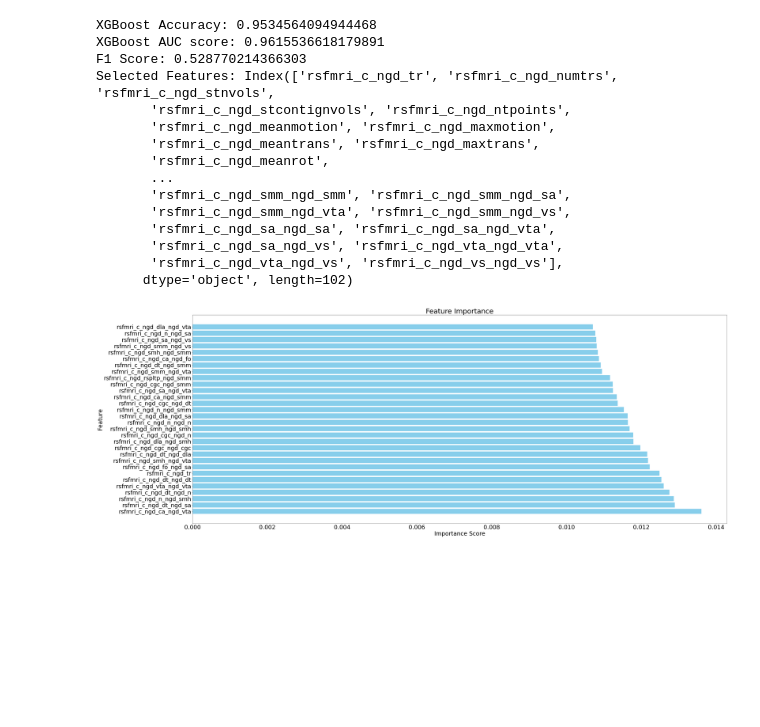
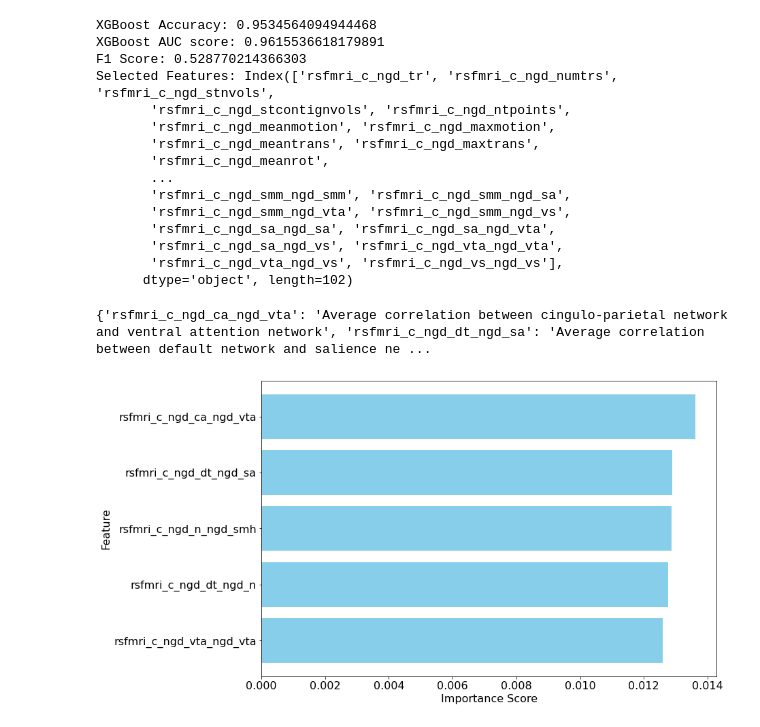
Before and after one commit to zhangqimin17/abcd, a Jupyter notebook: abcd.ipynb, the cells around one changed output. Drawn from its saved outputs; the diff is of its cells as text; code cells hidden in the pictures; blank space fills up the shorter version.

Commit message:
feature importance plot

```diff
--- a/abcd.ipynb
+++ b/abcd.ipynb
@@ -422,6 +422,7 @@ Selected Features: Index(['rsfmri_c_ngd_tr', 'rsfmri_c_ngd_numtrs', 'rsfmri_c_ng
        'rsfmri_c_ngd_vta_ngd_vs', 'rsfmri_c_ngd_vs_ngd_vs'],
       dtype='object', length=102)
 # %%
+codebook = pd.read_csv("codebook.csv")
 # Get feature importance scores
 feature_importance = model.feature_importances_
 
@@ -429,15 +430,33 @@ feature_importance = model.feature_importances_
 feature_importance_df = pd.DataFrame({'Feature': X.columns, 'Importance': feature_importance})
 
 # Sort features by importance
-feature_importance_df = feature_importance_df.sort_values(by='Importance', ascending=False)[:30]
-
-# Visualize feature importance
-plt.rcParams.update({'font.size': 30})
-plt.figure(figsize=(50, 20))
-plt.barh(feature_importance_df['Feature'], feature_importance_df['Importance'], color='skyblue')
-plt.xlabel('Importance Score')
-plt.ylabel('Feature')
-plt.title('Feature Importance')
-plt.show()
+feature_importance_df = feature_importance_df.sort_values(by='Importance', ascending=False)[:5]
+feature_importance_df = pd.merge(feature_importance_df, codebook, how='left', left_on='Feature', right_on='Variable_name')
+print(dict(zip(feature_importance_df['Feature'].tolist(), feature_importance_df['Explain'].tolist())))
 # %% [output]
-[figure, removed]
+{'rsfmri_c_ngd_ca_ngd_vta': 'Average correlation between cingulo-parietal network and ventral attention network', 'rsfmri_c_ngd_dt_ngd_sa': 'Average correlation between default network and salience ne ...
+# %%
+# Set custom font size
+plt.rcParams.update({'font.size': 16})
+
+# Create a figure and axis object
+fig, ax = plt.subplots(figsize=(12, 8))
+
+# Plot horizontal bar chart
+ax.barh(feature_importance_df['Feature'], feature_importance_df['Importance'], color='skyblue')
+
+# Set axis labels
+ax.set_xlabel('Importance Score')
+ax.set_ylabel('Feature')
+
+
+# Invert y-axis for better readability
+ax.invert_yaxis()
+
+# Save the plot as a PNG file
+plt.savefig('feature_importance.png', bbox_inches='tight', dpi=500)
+
+# Show plot
+plt.show()
+# %% [output]
+[figure, added]
```
